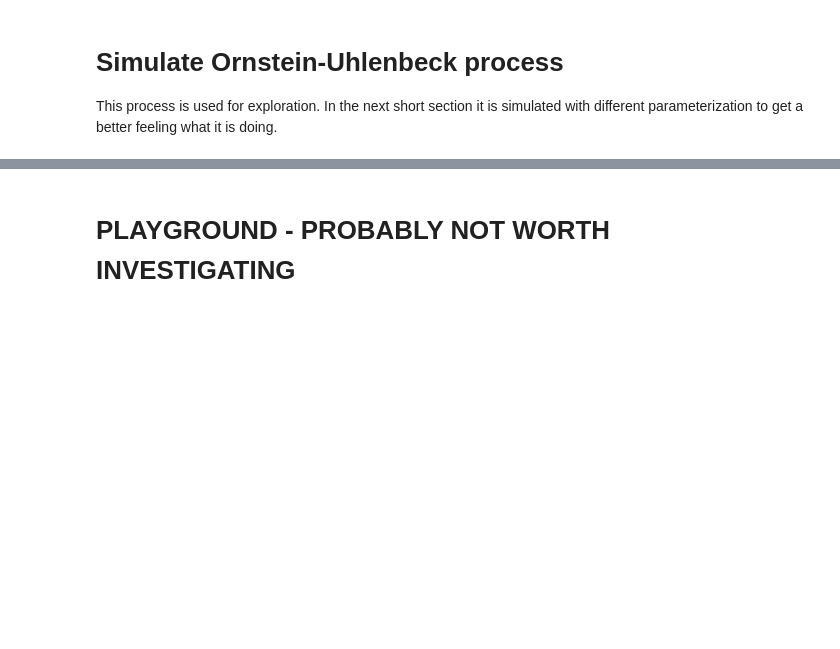
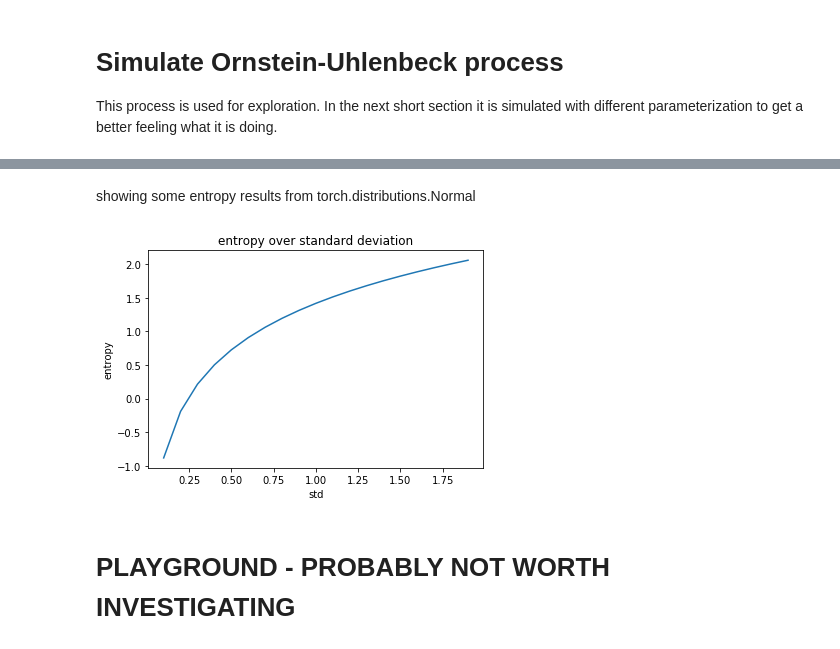
Before and after one commit to AdrianTrachte/udacity-drlnd-p2_continuous-control, a Jupyter notebook: Continuous_Control_Analyze.ipynb, the cells around one changed output, grey strips where cells are left out. Saved outputs shown, nothing was run; the diff lists cells and outputs as text; code cells hidden in the pictures; blank space fills up the shorter version.

```diff
--- a/Continuous_Control_Analyze.ipynb
+++ b/Continuous_Control_Analyze.ipynb
@@ -145,3 +165,19 @@ plt.show()
+# %% [markdown]
+showing some entropy results from torch.distributions.Normal
+# %%
+stds = np.arange(0.0, 2.0, 0.1)
+entrps = np.zeros(stds.size)
+for i in range(stds.size):
+    dist  = torch.distributions.Normal(0.0, stds[i]) # (mu,std)
+    entrps[i] = dist.entropy()
+
+plt.plot(stds, entrps)
+plt.title('entropy over standard deviation')
+plt.xlabel('std')
+plt.ylabel('entropy')
+plt.show()
+# %% [output]
+[figure, added]
 # %% [markdown]
 # PLAYGROUND - PROBABLY NOT WORTH INVESTIGATING
 # %%
```
Also changed, not shown: parts of 11 cells of this notebook, 3 other files.
